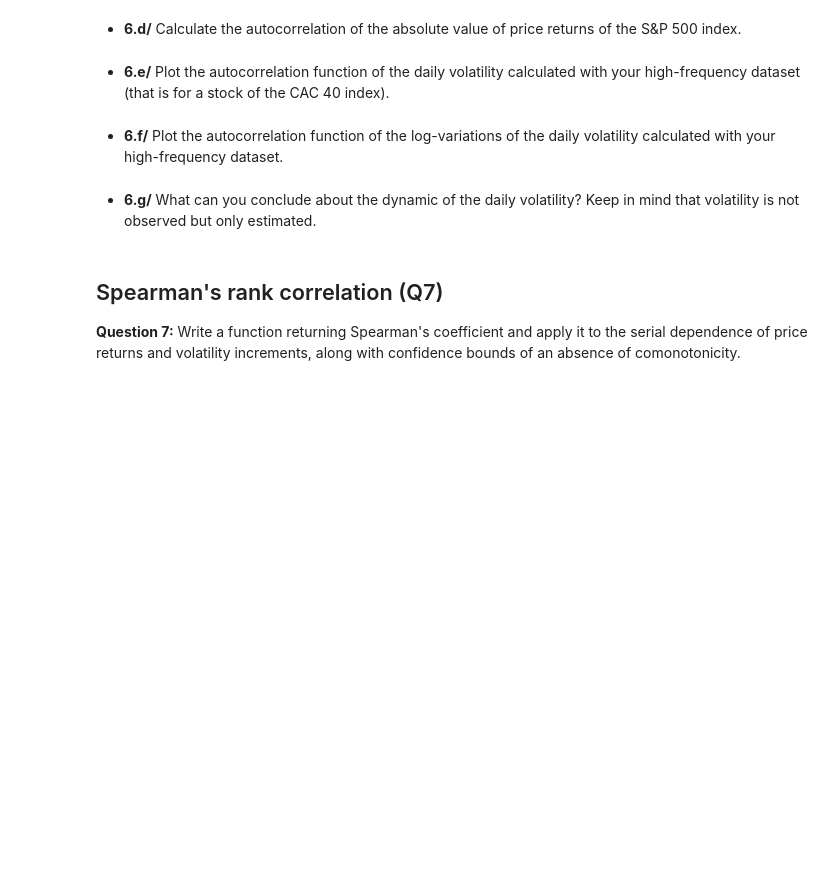
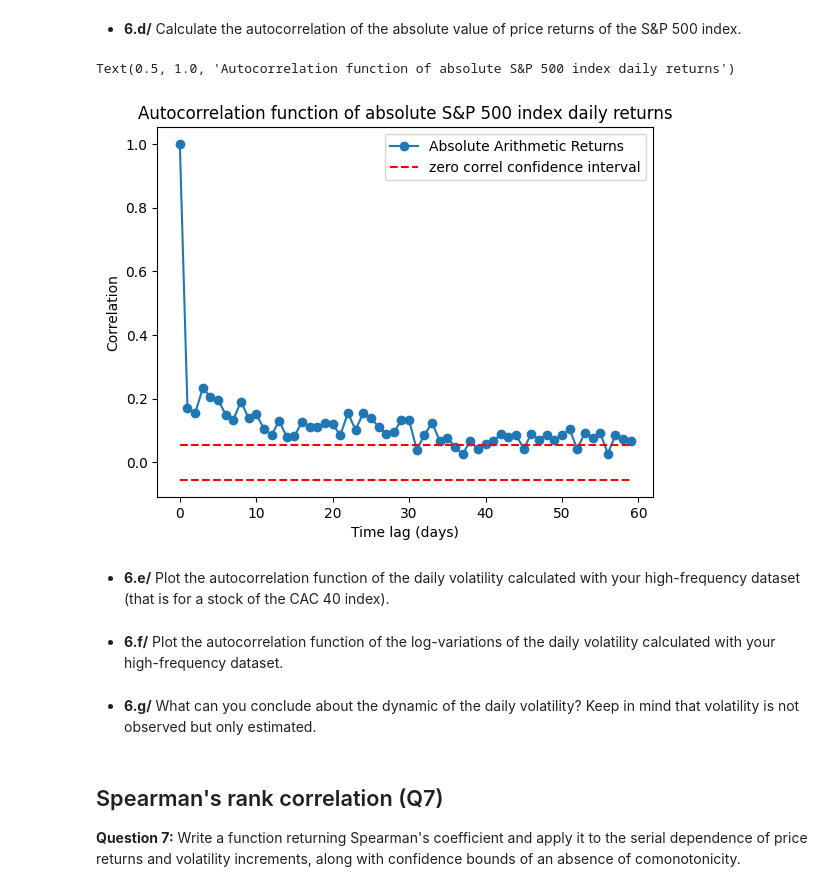
Before and after one commit to RaynorEtienn/NumericalProcessingOfFinancialData, a Jupyter notebook: TPs/TP1/TP1.ipynb, the cells around one changed output. Cells and saved outputs as stored; diff of their text form; code cells hidden in the pictures; blank space fills up the shorter version.

```diff
--- a/TPs/TP1/TP1.ipynb
+++ b/TPs/TP1/TP1.ipynb
@@ -675,3 +720,27 @@ plt.title("Autocorrelation function of S&P 500 index daily returns")
+# %%
+time_lags = np.arange(0, window)
+
+autocorrelations_abs = np.zeros(window)
+lower_bounds = np.zeros(window)
+upper_bounds = np.zeros(window)
+
+for i, time_lag in enumerate(time_lags):
+    autocorrelations_abs[i] = autocorrelation(np.abs(arithmetic_returns), time_lag)
+    lower_bounds[i], upper_bounds[i] = AsymptoticConfidenceNoCorrel(
+        len(log_returns), alpha=0.95
+    )
+
+plt.plot(time_lags, autocorrelations_abs, marker="o", label="Absolute Arithmetic Returns")
+plt.plot(time_lags, lower_bounds, "r--", label="zero correl confidence interval")
+plt.plot(time_lags, upper_bounds, "r--")
+
+plt.xlabel("Time lag (days)")
+plt.ylabel("Correlation")
+plt.legend()
+plt.title("Autocorrelation function of absolute S&P 500 index daily returns")
+# %% [output]
+Text(0.5, 1.0, 'Autocorrelation function of absolute S&P 500 index daily returns')
+[figure, added]
 # %% [markdown]
 * **6.e/** Plot the autocorrelation function of the daily volatility calculated with your high-frequency dataset (that is for a stock of the CAC 40 index).
 # %%
```
Also changed, not shown: parts of 22 cells of this notebook, 4 other files.
